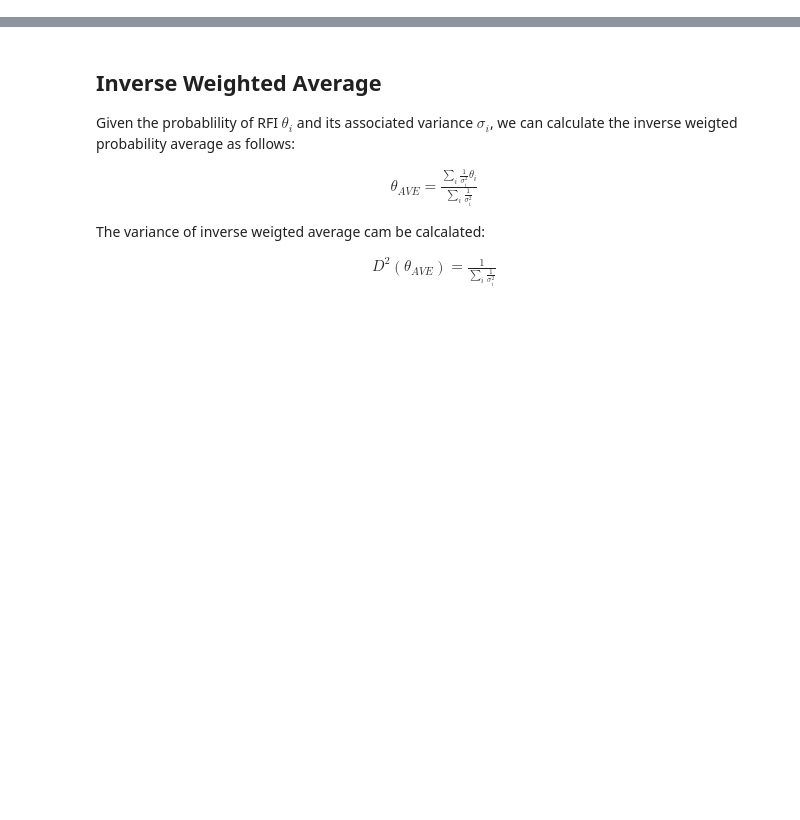
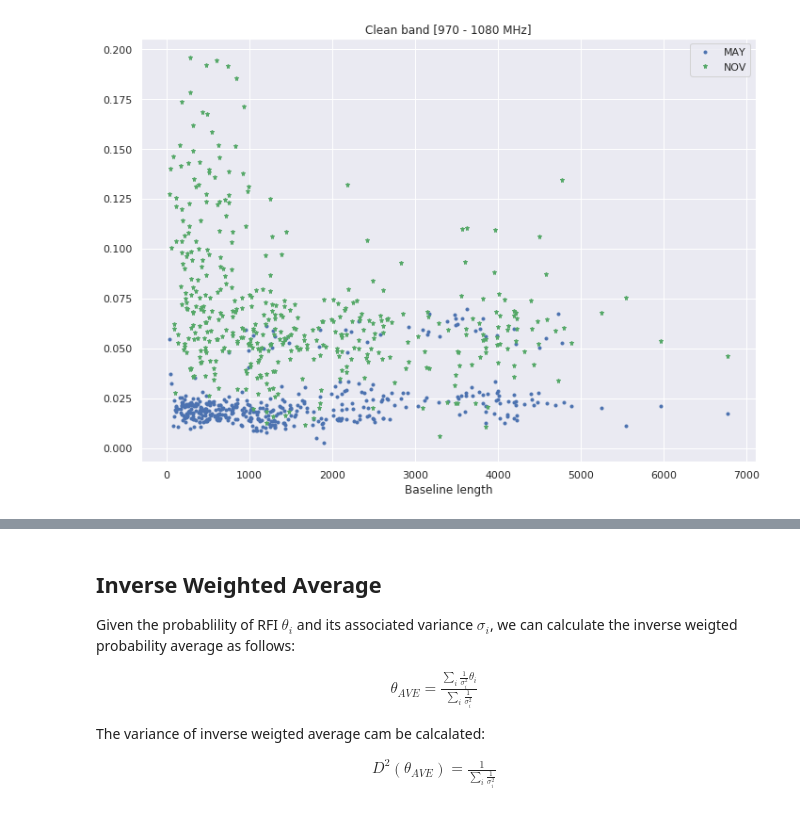
Before and after one commit to kvanqa/MeerKAT-site-RFI-, a Jupyter notebook: kathprfi/RFI_probability_per_Month_optmized.ipynb, the cells around one changed output, grey strips where cells are left out. Drawn from its saved outputs; the diff is of its cells as text; code cells hidden in the pictures; blank space fills up the shorter version.

```diff
--- a/kathprfi/RFI_probability_per_Month_optmized.ipynb
+++ b/kathprfi/RFI_probability_per_Month_optmized.ipynb
@@ -138,0 +181,13 @@ bl_min = count_min_obs_per_bl(obs,time_per_mon)
+# %%
+months = ['MAY','JUN','JUL','AUG','SEP','OCT','NOV','DEC']
+#for i in range(1,len(bl_min)):
+plt.plot(bl_len[np.where(bl_min!=0)[0]],avg_per_bl[k0][1],'.',label=months[k0])
+#plt.errorbar(bl_len[np.where(bl_min!=0)[0]],avg_per_bl[k][1],yerr=avg_per_bl[k][2],fmt='r.',label=months[k])
+plt.plot(bl_len[np.where(bl_min!=0)[0]],avg_per_bl[k][1],'g*',ms=5,label=months[k])
+#plt.plot(bl_len[np.where(bl_min!=0)[0]],avg_per_bl[6][0],'.',label=months[6])
+plt.xlabel('Baseline length')
+plt.title('Clean band [970 - 1080 MHz]')
+plt.legend()
+plt.show()
+# %% [output]
+[figure, added]
```
Also changed, not shown: parts of 22 cells of this notebook.
